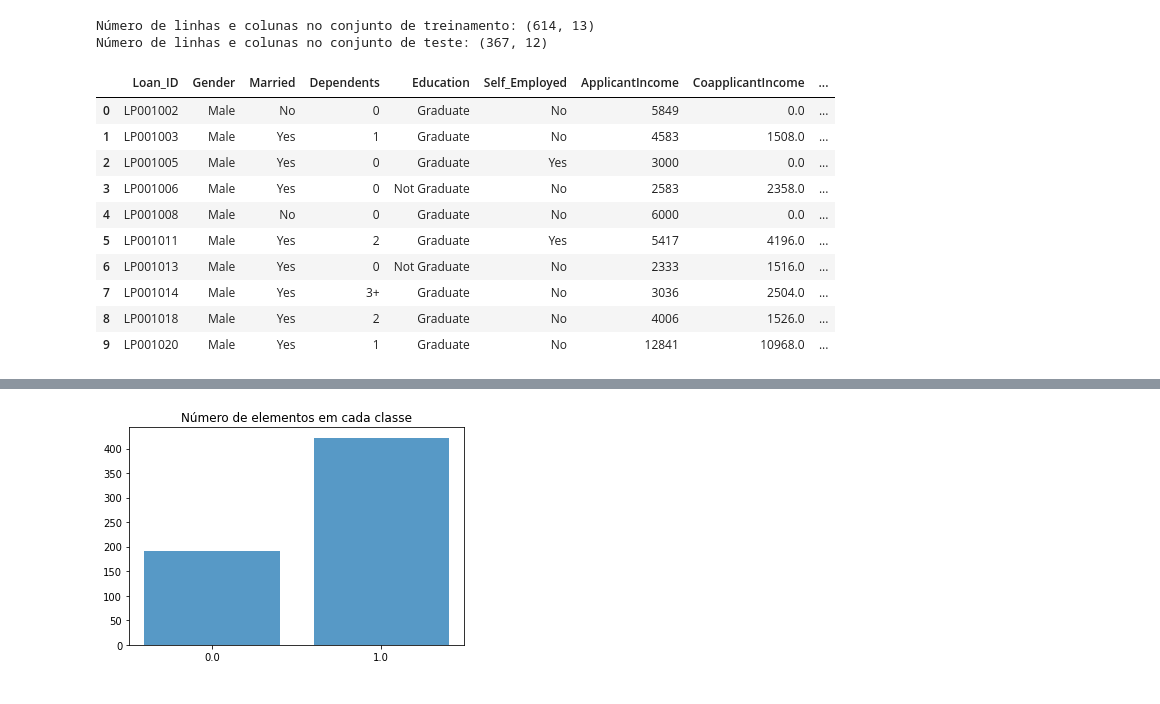
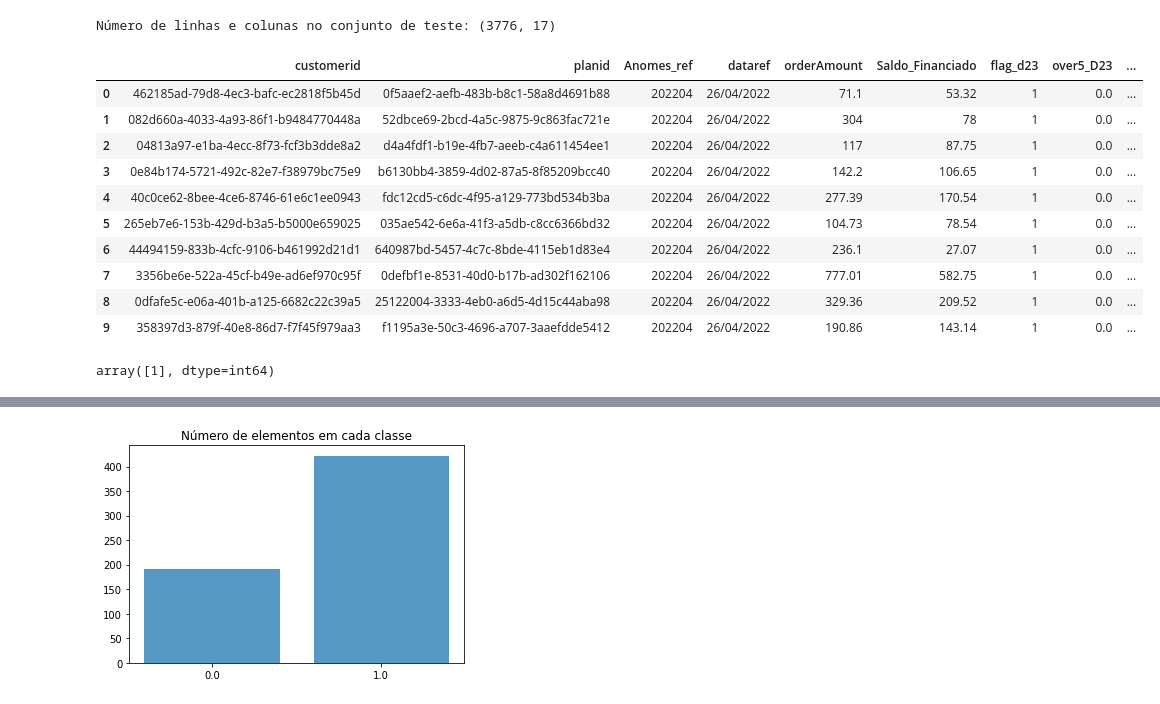
Before and after one commit to mauriciosobrinho/credit-risk-predict, a Jupyter notebook: models/credit-risk-model.ipynb, the cells around one changed output, grey strips where cells are left out. Drawn from its saved outputs; the diff is of its cells as text; code cells hidden in the pictures.

```diff
--- a/models/credit-risk-model.ipynb
+++ b/models/credit-risk-model.ipynb
@@ -1,31 +19,37 @@
 # %%
 #Fazendo a leitura dos dados
-import random
-random.seed(42) # define the seed (important to reproduce the results)
-import pandas as pd
-import numpy as np
-import matplotlib.pyplot as plt
+#data_set_path = 'C:\\Users\\mlsob\\Developer\\Notebooks\\credit-risk-predict\\dataset\\credit-risk\\'
+data_set_path = 'C:\\Users\\mlsob\\OneDrive\\Documentos\\Pagaleve\\dataset\\'
 
-data_set_path = 'C:\\Users\\mlsob\\Developer\\Notebooks\\credit-risk-predict\\dataset\\credit-risk\\'
+#train = pd.read_csv(data_set_path+'train.csv', header=(0))
+#test = pd.read_csv(data_set_path+'test.csv', header=(0))
 
-train = pd.read_csv(data_set_path+'train.csv', header=(0))
-test = pd.read_csv(data_set_path+'test.csv', header=(0))
+corpus = pd.read_csv(data_set_path+'Base_Safra_mar-abr22.csv', header=(0), sep=";")
 
-print("Número de linhas e colunas no conjunto de treinamento:", train.shape)
-print("Número de linhas e colunas no conjunto de teste:", test.shape)
-attributes = list(train.columns)
-train.head(10)
+#print("Número de linhas e colunas no conjunto de treinamento:", train.shape)
+#print("Número de linhas e colunas no conjunto de teste:", test.shape)
+
+print("Número de linhas e colunas no conjunto de teste:", corpus.shape)
+
+#attributes = list(train.columns)
+attributes = list(corpus.columns)
+
+#train.head(10)
+corpus.head(10)
 # %% [output]
-Número de linhas e colunas no conjunto de treinamento: (614, 13)
-Número de linhas e colunas no conjunto de teste: (367, 12)
+Número de linhas e colunas no conjunto de teste: (3776, 17)
-|  | Loan_ID | Gender | Married | Dependents | Education | Self_Employed | ApplicantIncome | CoapplicantIncome | ... |
-| 0 | LP001002 | Male | No | 0 | Graduate | No | 5849 | 0.0 | ... |
-| 1 | LP001003 | Male | Yes | 1 | Graduate | No | 4583 | 1508.0 | ... |
-| 2 | LP001005 | Male | Yes | 0 | Graduate | Yes | 3000 | 0.0 | ... |
-| 3 | LP001006 | Male | Yes | 0 | Not Graduate | No | 2583 | 2358.0 | ... |
-| 4 | LP001008 | Male | No | 0 | Graduate | No | 6000 | 0.0 | ... |
-| 5 | LP001011 | Male | Yes | 2 | Graduate | Yes | 5417 | 4196.0 | ... |
-| 6 | LP001013 | Male | Yes | 0 | Not Graduate | No | 2333 | 1516.0 | ... |
-| 7 | LP001014 | Male | Yes | 3+ | Graduate | No | 3036 | 2504.0 | ... |
-| 8 | LP001018 | Male | Yes | 2 | Graduate | No | 4006 | 1526.0 | ... |
-| 9 | LP001020 | Male | Yes | 1 | Graduate | No | 12841 | 10968.0 | ... |
+|  | customerid | planid | Anomes_ref | dataref | orderAmount | Saldo_Financiado | flag_d23 | over5_D23 | ... |
+| 0 | 462185ad-79d8-4ec3-bafc-ec2818f5b45d | 0f5aaef2-aefb-483b-b8c1-58a8d4691b88 | 202204 | 26/04/2022 | 71.1 | 53.32 | 1 | 0.0 | ... |
+| 1 | 082d660a-4033-4a93-86f1-b9484770448a | 52dbce69-2bcd-4a5c-9875-9c863fac721e | 202204 | 26/04/2022 | 304 | 78 | 1 | 0.0 | ... |
+| 2 | 04813a97-e1ba-4ecc-8f73-fcf3b3dde8a2 | d4a4fdf1-b19e-4fb7-aeeb-c4a611454ee1 | 202204 | 26/04/2022 | 117 | 87.75 | 1 | 0.0 | ... |
+| 3 | 0e84b174-5721-492c-82e7-f38979bc75e9 | b6130bb4-3859-4d02-87a5-8f85209bcc40 | 202204 | 26/04/2022 | 142.2 | 106.65 | 1 | 0.0 | ... |
+| 4 | 40c0ce62-8bee-4ce6-8746-61e6c1ee0943 | fdc12cd5-c6dc-4f95-a129-773bd534b3ba | 202204 | 26/04/2022 | 277.39 | 170.54 | 1 | 0.0 | ... |
+| 5 | 265eb7e6-153b-429d-b3a5-b5000e659025 | 035ae542-6e6a-41f3-a5db-c8cc6366bd32 | 202204 | 26/04/2022 | 104.73 | 78.54 | 1 | 0.0 | ... |
+| 6 | 44494159-833b-4cfc-9106-b461992d21d1 | 640987bd-5457-4c7c-8bde-4115eb1d83e4 | 202204 | 26/04/2022 | 236.1 | 27.07 | 1 | 0.0 | ... |
+| 7 | 3356be6e-522a-45cf-b49e-ad6ef970c95f | 0defbf1e-8531-40d0-b17b-ad302f162106 | 202204 | 26/04/2022 | 777.01 | 582.75 | 1 | 0.0 | ... |
+| 8 | 0dfafe5c-e06a-401b-a125-6682c22c39a5 | 25122004-3333-4eb0-a6d5-4d15c44aba98 | 202204 | 26/04/2022 | 329.36 | 209.52 | 1 | 0.0 | ... |
+| 9 | 358397d3-879f-40e8-86d7-f7f45f979aa3 | f1195a3e-50c3-4696-a707-3aaefdde5412 | 202204 | 26/04/2022 | 190.86 | 143.14 | 1 | 0.0 | ... |
+# %%
+corpus['flag_d23'].unique()
+# %% [output]
+array([1], dtype=int64)
```
Also changed, not shown: parts of 47 cells of this notebook, 4 other files.
